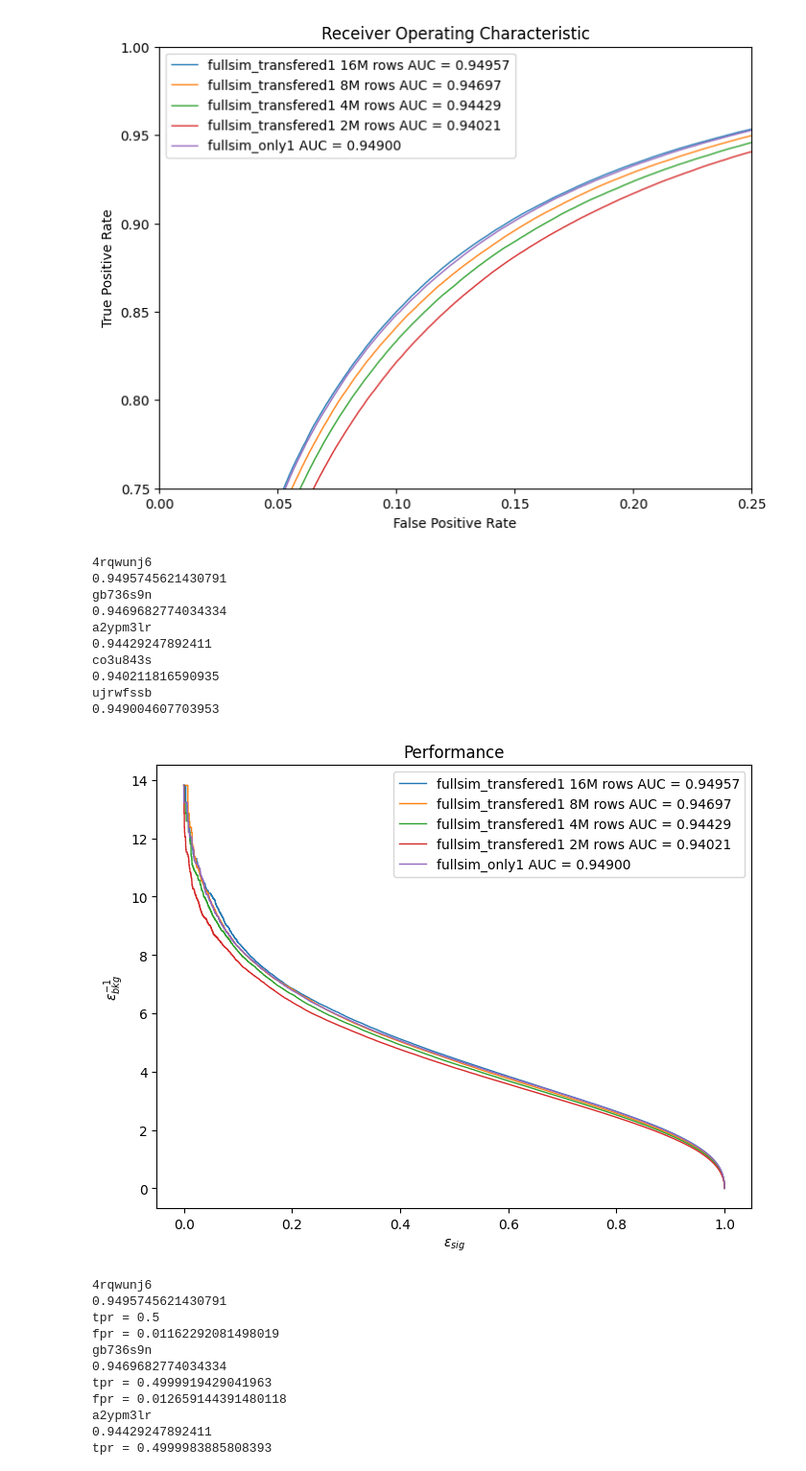
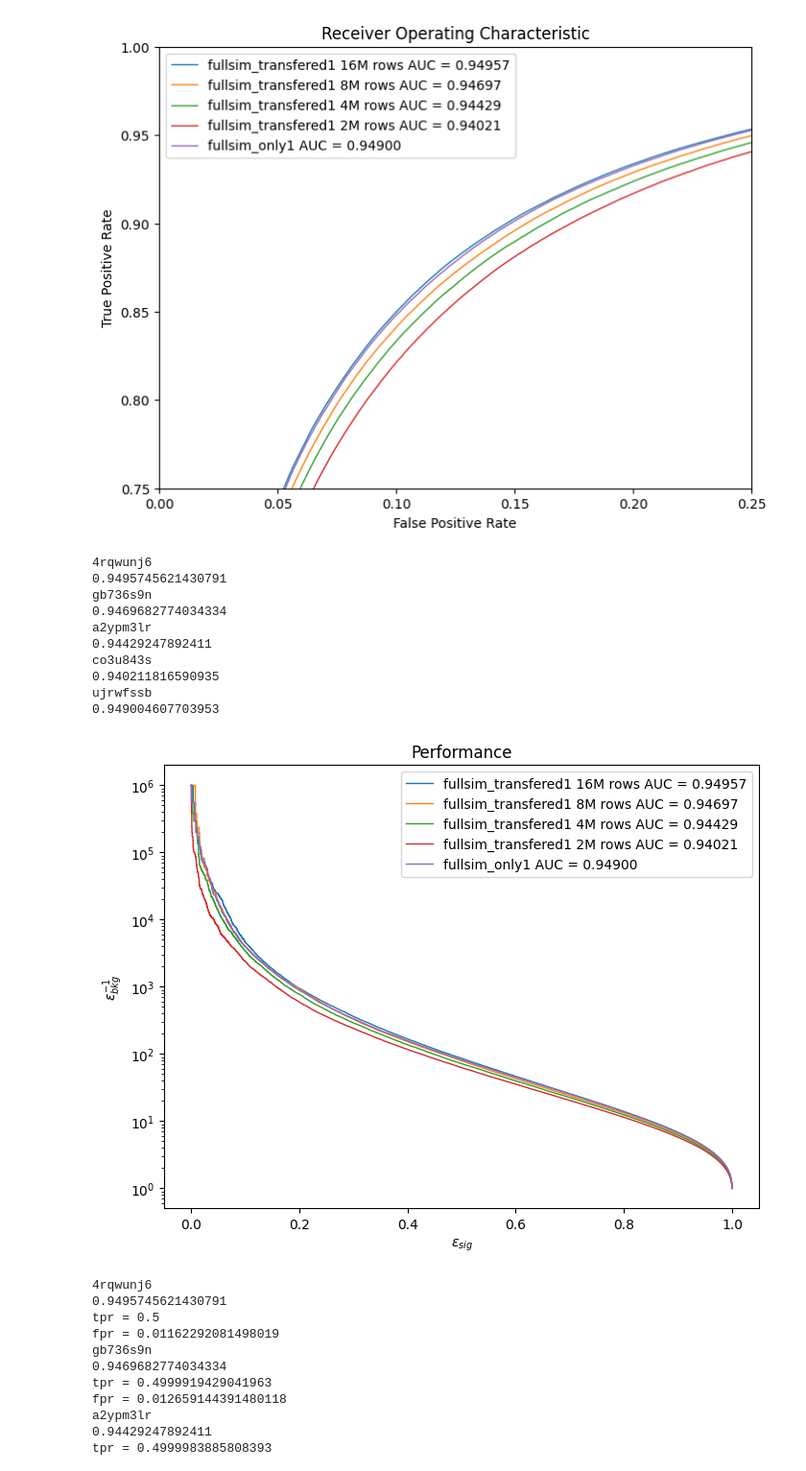
Before and after one commit to evilpegasus/transfer-learning, a Jupyter notebook: plots.ipynb, the cells around one changed output. Shown at 96% size. Saved outputs shown, nothing was run; the diff lists cells and outputs as text; code cells hidden in the pictures.

```diff
--- a/plots.ipynb
+++ b/plots.ipynb
@@ -215,36 +215,36 @@ roc_auc = 0.949004607703953
 # %%
 # log(1/fpr) on y
 # tpr on x axis
 EPS = 1e-6                  # TODO ask ben about div by zero
 
 plt.figure(figsize=(8,6))
 for run in runs:
   if run.id not in output_dict:
     continue
   print(run.id)
   y_true, y_pred = output_dict[run.id]
   fpr, tpr, thresholds = roc_curve(y_true, y_pred)
   roc_auc = auc(fpr, tpr)
   print(roc_auc)
-  plt.plot(tpr, np.log(1 / (fpr + EPS)), label = f'{run.name} AUC = %0.5f' % roc_auc, linewidth=1.0)
+  plt.plot(tpr, (1 / (fpr + EPS)), label = f'{run.name} AUC = %0.5f' % roc_auc, linewidth=1.0)
 plt.title("Performance")
 plt.legend()
 plt.ylabel(r"$\epsilon_{bkg}^{-1}$")
 plt.xlabel(r"$\epsilon_{sig}$")
-# plt.yscale("log")
+plt.yscale("log")
 plt.show()
 # %% [output]
 4rqwunj6
 0.9495745621430791
 gb736s9n
 0.9469682774034334
 a2ypm3lr
 0.94429247892411
 co3u843s
 0.940211816590935
 ujrwfssb
 0.949004607703953
-[figure, old version]
+[figure, new version]
 # %%
 # fix tpr at {50%} and get get log(1/fpr)
 # table or plot
```
Also changed, not shown: parts of 1 cell of this notebook, 1 other file.
